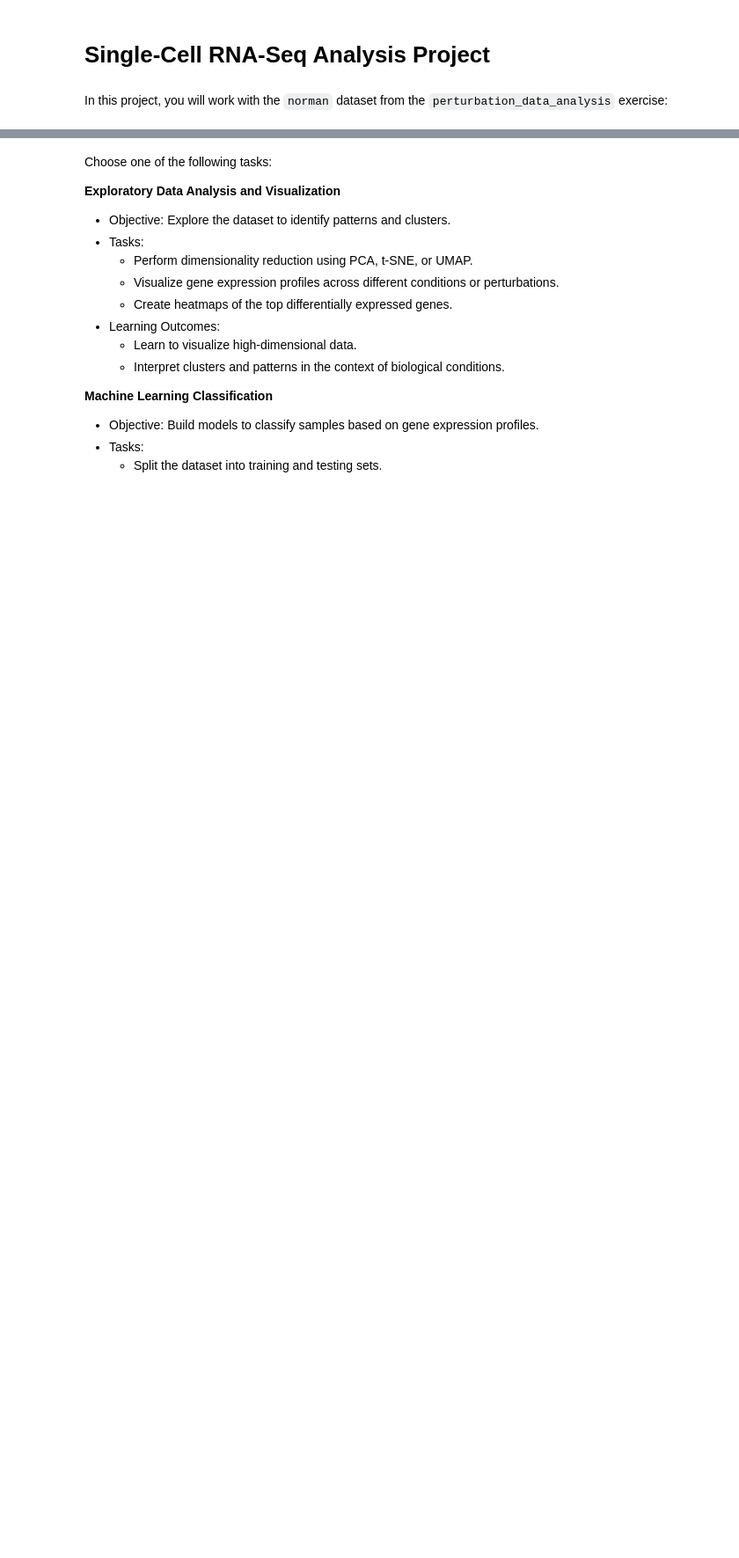
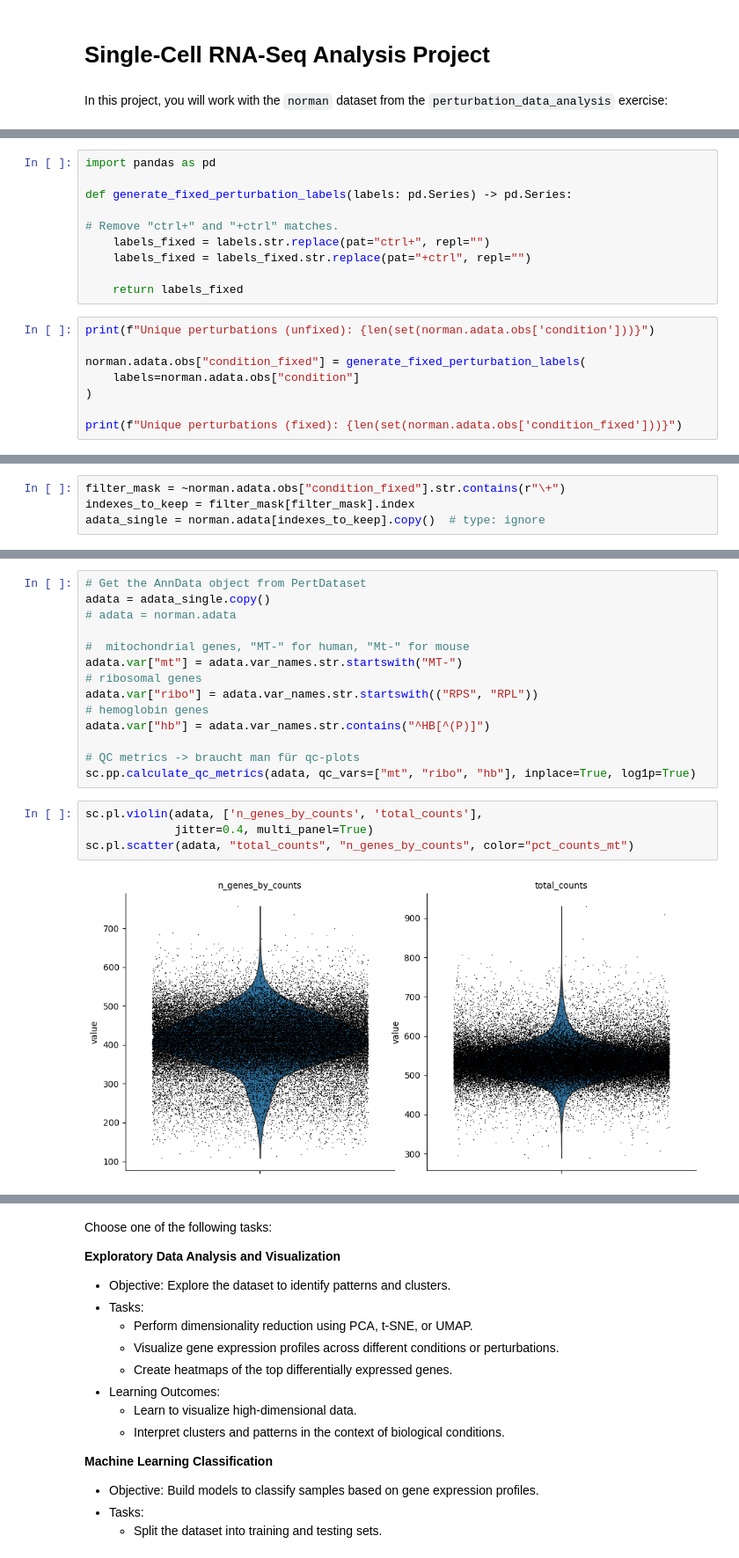
Before and after one commit to hadele/luh_module_amlg_assignment, a Jupyter notebook: scrnaseq_project.ipynb, the cells around one changed output, grey strips where cells are left out. Shown: that part at 88% size. Drawn from its saved outputs; the diff is of its cells as text; blank space fills up the shorter version.

Commit message:
first test of filters

```diff
--- a/scrnaseq_project.ipynb
+++ b/scrnaseq_project.ipynb
@@ -10,0 +62,18 @@ print(norman)
+# %%
+import pandas as pd
+
+def generate_fixed_perturbation_labels(labels: pd.Series) -> pd.Series:
+
+# Remove "ctrl+" and "+ctrl" matches.
+    labels_fixed = labels.str.replace(pat="ctrl+", repl="")
+    labels_fixed = labels_fixed.str.replace(pat="+ctrl", repl="")
+
+    return labels_fixed
+# %%
+print(f"Unique perturbations (unfixed): {len(set(norman.adata.obs['condition']))}")
+
+norman.adata.obs["condition_fixed"] = generate_fixed_perturbation_labels(
+    labels=norman.adata.obs["condition"]
+)
+
+print(f"Unique perturbations (fixed): {len(set(norman.adata.obs['condition_fixed']))}")
@@ -10,0 +86,4 @@ print(norman)
+# %%
+filter_mask = ~norman.adata.obs["condition_fixed"].str.contains(r"\+")
+indexes_to_keep = filter_mask[filter_mask].index
+adata_single = norman.adata[indexes_to_keep].copy()  # type: ignore
@@ -10,0 +100,20 @@ print(norman)
+# %%
+# Get the AnnData object from PertDataset
+adata = adata_single.copy()
+# adata = norman.adata
+
+#  mitochondrial genes, "MT-" for human, "Mt-" for mouse
+adata.var["mt"] = adata.var_names.str.startswith("MT-")
+# ribosomal genes
+adata.var["ribo"] = adata.var_names.str.startswith(("RPS", "RPL"))
+# hemoglobin genes
+adata.var["hb"] = adata.var_names.str.contains("^HB[^(P)]")
+
+# QC metrics -> braucht man für qc-plots
+sc.pp.calculate_qc_metrics(adata, qc_vars=["mt", "ribo", "hb"], inplace=True, log1p=True)
+# %%
+sc.pl.violin(adata, ['n_genes_by_counts', 'total_counts'],
+             jitter=0.4, multi_panel=True)
+sc.pl.scatter(adata, "total_counts", "n_genes_by_counts", color="pct_counts_mt")
+# %% [output]
+[figure, added]
```
Also changed, not shown: parts of 17 cells of this notebook.
